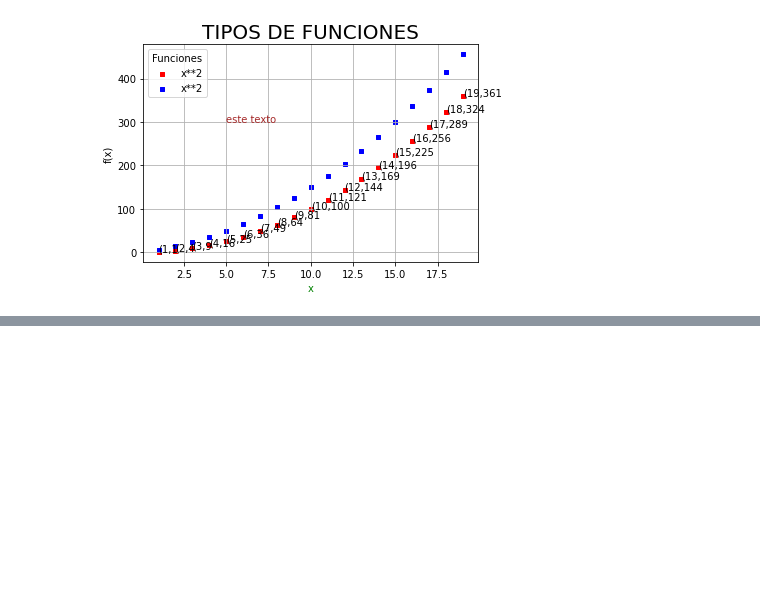
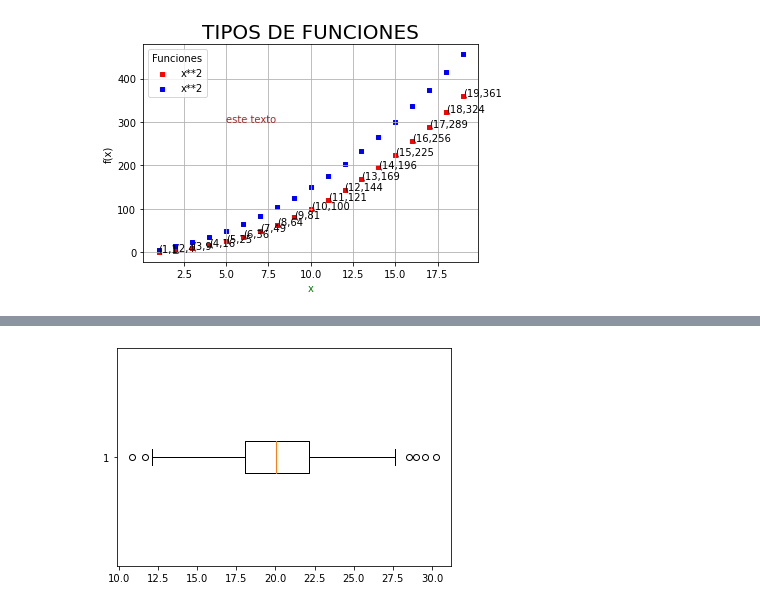
Before and after one commit to Jenyalejp/BIGDATA2022, a Jupyter notebook: notebooks/0.4.Visualizacion_inicial_de_datos.ipynb, the cells around one changed output, grey strips where cells are left out. Cells and saved outputs as stored; diff of their text form; code cells hidden in the pictures; blank space fills up the shorter version.

```diff
--- a/notebooks/0.4.Visualizacion_inicial_de_datos.ipynb
+++ b/notebooks/0.4.Visualizacion_inicial_de_datos.ipynb
@@ -44,3 +43,3 @@ plt.hist(numeros, bins=20); #ancho del contenedor, el ; borra la otra informacio
 # %%
-plt.boxplot(numeros;vert=false);
+plt.boxplot(numeros, vert=False);
 # %% [output]
@@ -47,0 +46 @@ SyntaxError: invalid syntax (<ipython-input-41-aaa102abcf27>, line 1)
+[figure, added]
```
Also changed, not shown: parts of 3 cells of this notebook.
